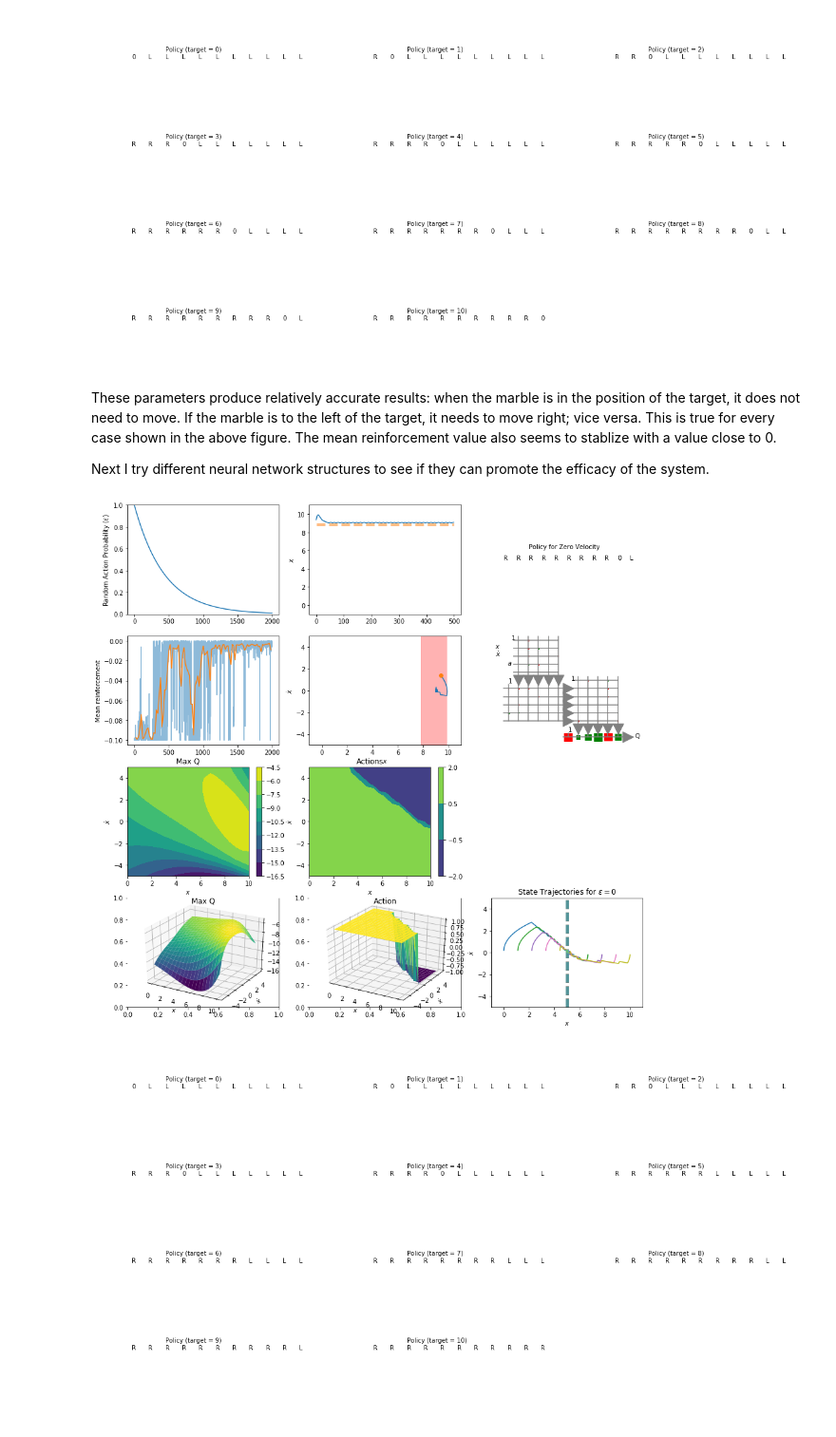
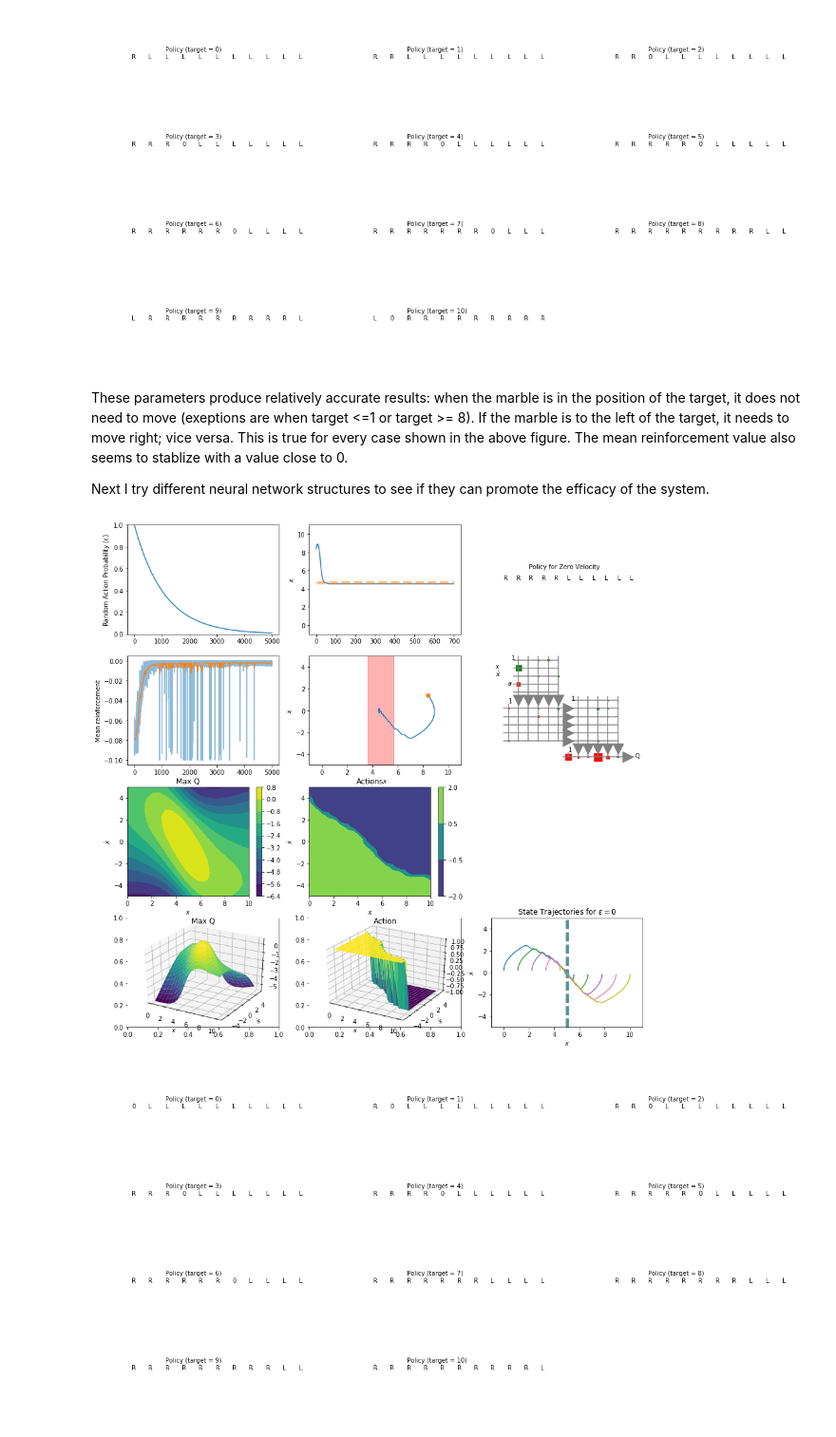
Before and after one commit to zyu47/CS480_homework, a Jupyter notebook: A5/Yu-A5.ipynb, the cells around one changed output. Shown at 95% size. Drawn from its saved outputs; the diff is of its cells as text; code cells hidden in the pictures.

```diff
--- a/A5/Yu-A5.ipynb
+++ b/A5/Yu-A5.ipynb
@@ -267,10 +267,11 @@ def testIt(qnet, nTrials, nStepsPerTrial, target = 5):   ### UPDATE: include the
         plt.xlabel('$x$')
         plt.title('State Trajectories for $\epsilon=0$')
 # %%
-def marble_run(qnet, gamma, nTrials, nStepsPerTrial, nSCGIteratioins, finalEpsilon):
+def marble_run(qnet, gamma, nTrials, nStepsPerTrial, nSCGIterations, finalEpsilon):
     epsilonDecay = np.exp(np.log(finalEpsilon)/(nTrials))  # to produce this final value
     fig = plt.figure(figsize=(15,15))
 
+    global epsilon
     epsilon = 1
     epsilonTrace = np.zeros(nTrials)
     rtrace = np.zeros(nTrials)
@@ -383,7 +384,7 @@ for i in range(11):
 # %% [output]
 [figure]
 # %% [markdown]
-These parameters produce relatively accurate results: when the marble is in the position of the target, it does not need to move. If the marble is to the left of the target, it needs to move right; vice versa. This is true for every case shown in the above figure. The mean reinforcement value also seems to stablize with a value close to 0.
+These parameters produce relatively accurate results: when the marble is in the position of the target, it does not need to move (exeptions are when target <=1 or target >= 8). If the marble is to the left of the target, it needs to move right; vice versa. This is true for every case shown in the above figure. The mean reinforcement value also seems to stablize with a value close to 0.
 
 Next I try different neural network structures to see if they can promote the efficacy of the system.
 # %%
@@ -391,9 +392,9 @@ nh = [5,5,5] #3 hidden layers, each layer with 5 nodes
 qnet_4 = nn.NeuralNetwork([4] + nh + [1])  # [4, 5, 5, 1]
 qnet_4.setInputRanges(( (0, 10), (-3, 3), (1, 9),(-1,1)))
 # %%
-marble_run(qnet_4, 0.999, 2000, 500, 30, 0.01)
+marble_run(qnet_4, 0.999, 5000, 700, 30, 0.01)
 # %% [output]
-[figure, old version]
+[figure, new version]
 # %%
 fig = plt.figure(figsize=(20,10))
 for i in range(11):
```
Also changed, not shown: parts of 20 cells of this notebook, 8 other files.
